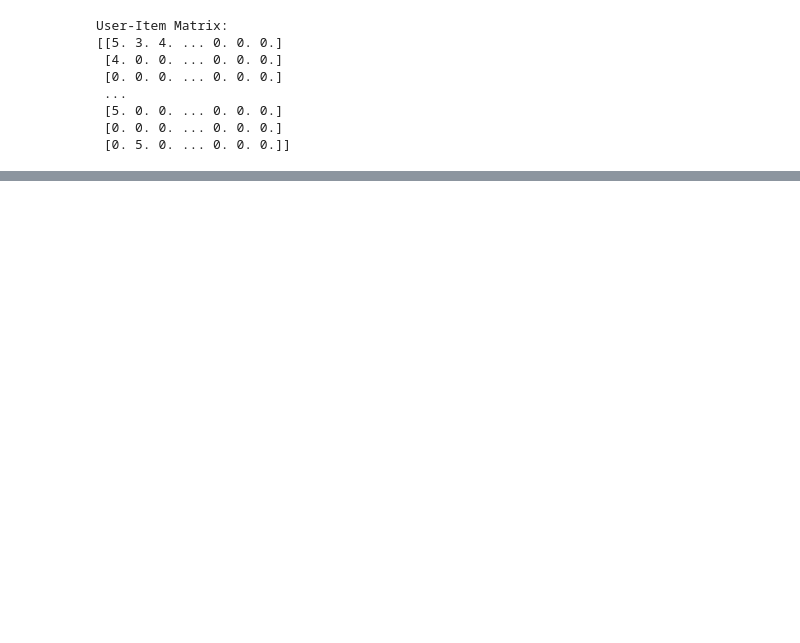
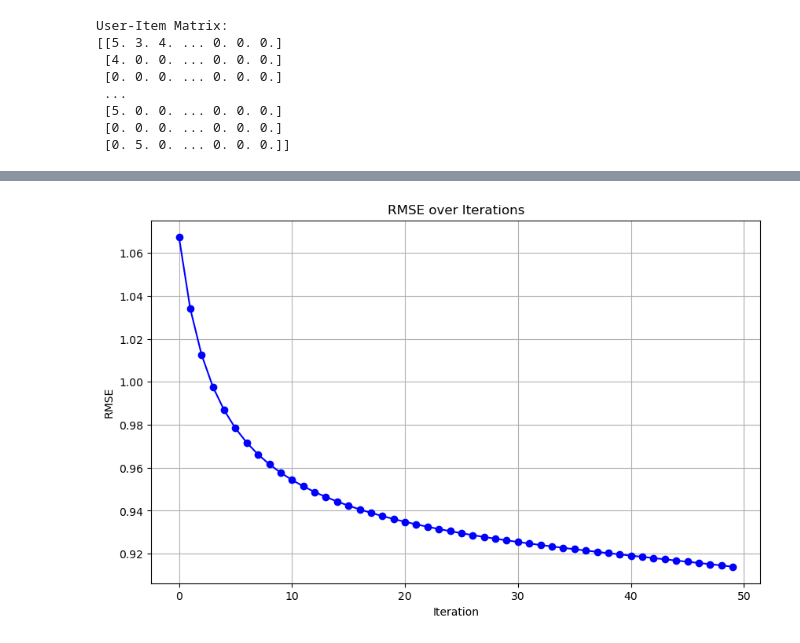
Before and after one commit to Salman-Khan-Mohammed/Final-Project, a Jupyter notebook: Code_file.ipynb, the cells around one changed output, grey strips where cells are left out. Saved outputs shown, nothing was run; the diff lists cells and outputs as text; code cells hidden in the pictures; blank space fills up the shorter version.

```diff
--- a/Code_file.ipynb
+++ b/Code_file.ipynb
@@ -110,0 +245,17 @@ User-Item Matrix:
+# %%
+import matplotlib.pyplot as plt
+
+# Extract iteration numbers and RMSE values
+iterations = [x[0] for x in training_process]
+errors = [x[1] for x in training_process]
+
+# Plot RMSE over iterations
+plt.figure(figsize=(10, 6))
+plt.plot(iterations, errors, marker='o', linestyle='-', color='b')
+plt.xlabel('Iteration')
+plt.ylabel('RMSE')
+plt.title('RMSE over Iterations')
+plt.grid(True)
+plt.show()
+# %% [output]
+[figure, added]
```
Also changed, not shown: parts of 13 cells of this notebook, 2 other files.
